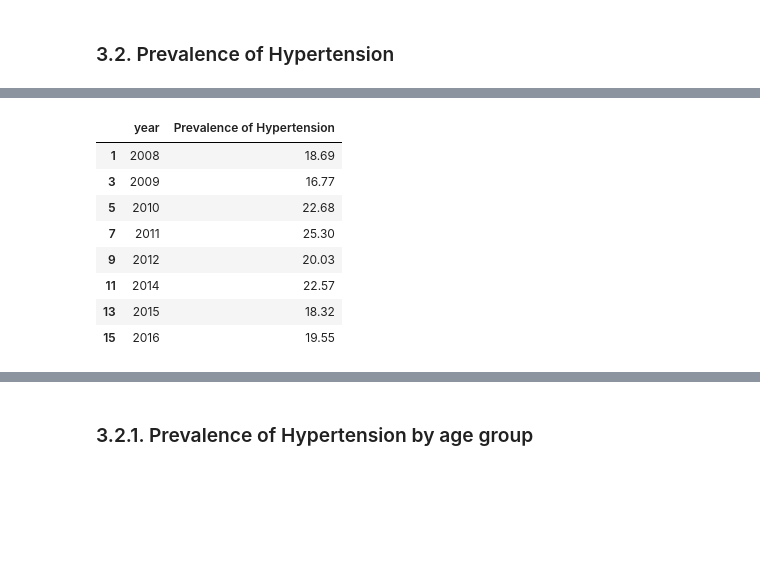
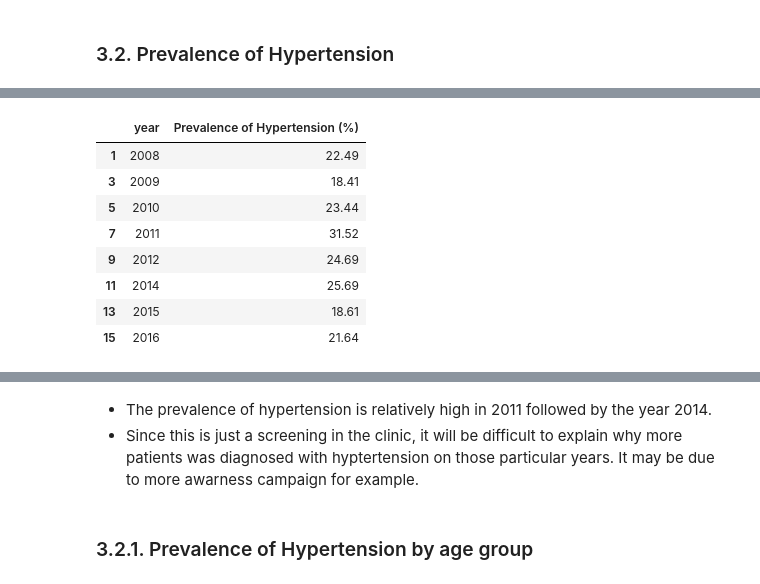
Before and after one commit to boniale/PDA_Python_HTN_PLWHIV, a Jupyter notebook: PDA_Report.ipynb, the cells around one changed output, grey strips where cells are left out. Saved outputs shown, nothing was run; the diff lists cells and outputs as text; code cells hidden in the pictures; blank space fills up the shorter version.

```diff
--- a/PDA_Report.ipynb
+++ b/PDA_Report.ipynb
@@ -140,42 +187,15 @@ hiv2.head()
 # %%
+## select those who are HIV positive only
+hiv2 = hiv2.loc[hiv2["hivresult"]!= 0]
+
 ## data cleaning
-hiv3 = hiv2.dropna(subset = ["bp_cat2", "sex", "bmi_cat"])
+hiv2 = hiv2.dropna(subset = ["bp_cat2", "sex", "bmi_cat"])
 
-hiv4 = hiv3.loc[hiv3["bp_cat2"]== "High"]
+
+
+hiv3 = hiv2.loc[hiv2["bp_cat2"]== "High"]
-# %%
-## Treament group ART and non ART
-## let's convert the 7 modalities of bp_cat into two (normal and high)
-conversion_dictionary_trt = {1 : "On ART",
-                             2 : "Not on ART",
-                             3 :  "Not on ART",
-                             4 : "Not on ART"}
-
-hiv2['trt'] = hiv2['treatment'].replace(conversion_dictionary_trt)
-
-# ## let's see the frequency in each group
-# print(hiv2['trt'].value_counts())
-
-# print(hiv2['trt'].value_counts(normalize = True))
 # %% [markdown]
 ### 3.2. Prevalence of Hypertension
-# %%
-## Blood Pressure
-## let's convert the 7 modalities of bp_cat into two (normal and high)
-conversion_dictionary = {1 : "Normal",
-                        2: "Normal",
-                        3: "Normal",
-                        4 : "High",
-                        5 : "High",
-                        6 : "High",
-                        7 : "Normal"
-                        }
-
-hiv2['bp_cat2'] = hiv2['bp_cat'].replace(conversion_dictionary)
-
-# ## let's see the frequency in each group
-# print(hiv2["bp_cat2"].value_counts())
-
-# print(hiv2["bp_cat2"].value_counts(normalize = True))
 # %%
 prev_total1 = hiv2["bp_cat2"].value_counts()
 prev_total = hiv2["bp_cat2"].value_counts(normalize = True)
@@ -198,21 +217,23 @@ prev_year = round(prev_year*100, 2)
 # %%
+prev_year = hiv2.groupby("year")["bp_cat2"].value_counts(normalize = True)
+prev_year = round(prev_year*100, 2)
 prev_year_bp = hiv2.groupby("year")["bp_cat2"].value_counts(normalize = True)
 prev_year_bp = pd.DataFrame(round(prev_year_bp*100, 2))
-prev_year_bp.columns = ["Prevalence of Hypertension"]
+prev_year_bp.columns = ["Prevalence of Hypertension (%)"]
 prev_year_bp = prev_year_bp.reset_index()
 prev_year_bp = prev_year_bp.loc[prev_year_bp["bp_cat2"]=="High"]
 prev_year_bp = prev_year_bp.drop(['bp_cat2'], axis = 1)
 prev_year_bp
 # %% [output]
-|  | year | Prevalence of Hypertension |
-| 1 | 2008 | 18.69 |
-| 3 | 2009 | 16.77 |
-| 5 | 2010 | 22.68 |
-| 7 | 2011 | 25.30 |
-| 9 | 2012 | 20.03 |
-| 11 | 2014 | 22.57 |
-| 13 | 2015 | 18.32 |
-| 15 | 2016 | 19.55 |
+|  | year | Prevalence of Hypertension (%) |
+| 1 | 2008 | 22.49 |
+| 3 | 2009 | 18.41 |
+| 5 | 2010 | 23.44 |
+| 7 | 2011 | 31.52 |
+| 9 | 2012 | 24.69 |
+| 11 | 2014 | 25.69 |
+| 13 | 2015 | 18.61 |
+| 15 | 2016 | 21.64 |
 # %%
 ## Let's see the prevalence of hypertension over the year
 fig_prev = px.bar(prev_year_bp,
@@ -233,6 +254,9 @@ fig_prev.update_yaxes(range= [0, 35])
 fig_prev.show()
 # %% [output]
 [interactive output not drawn]
+# %% [markdown]
+* The prevalence of hypertension is relatively high in 2011 followed by the year 2014.
+* Since this is just a screening in the clinic, it will be difficult to explain why more patients was diagnosed with hyptertension on those particular years. It may be due to more awarness campaign for example.
 # %% [markdown]
 ### 3.2.1. Prevalence of Hypertension by age group
 # %%
```
Also changed, not shown: parts of 35 cells of this notebook, 3 other files.
